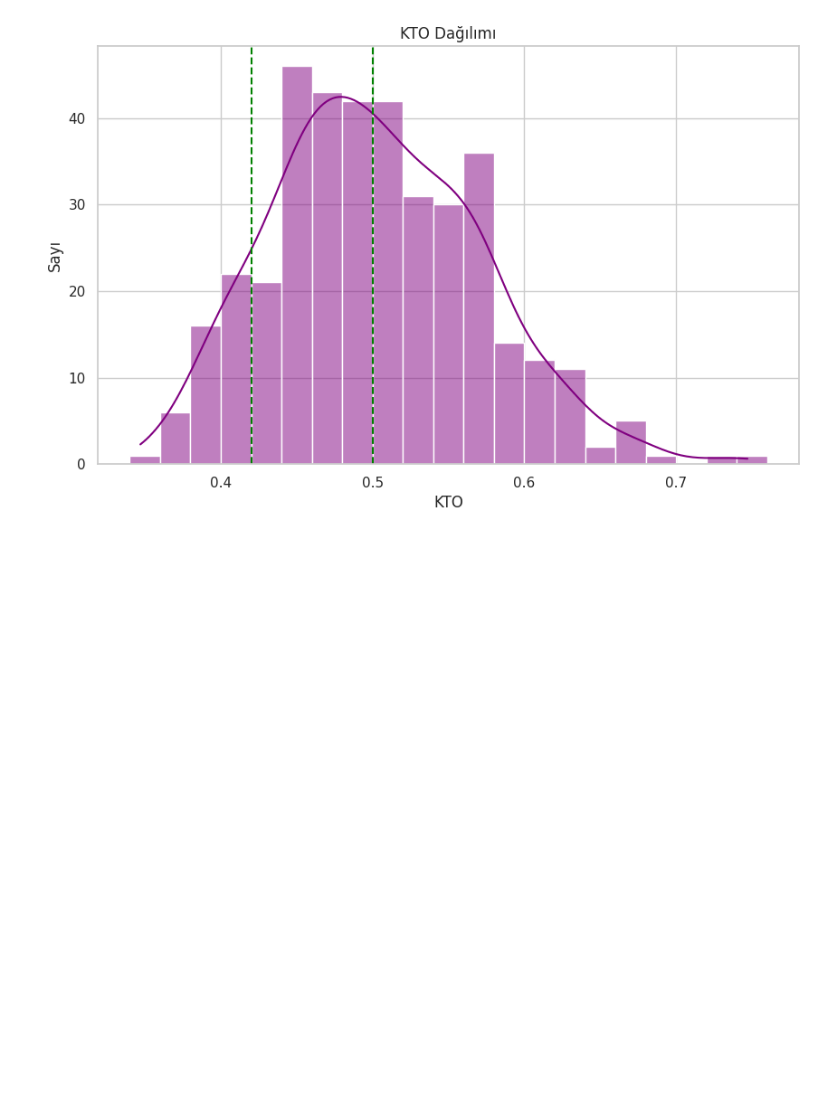
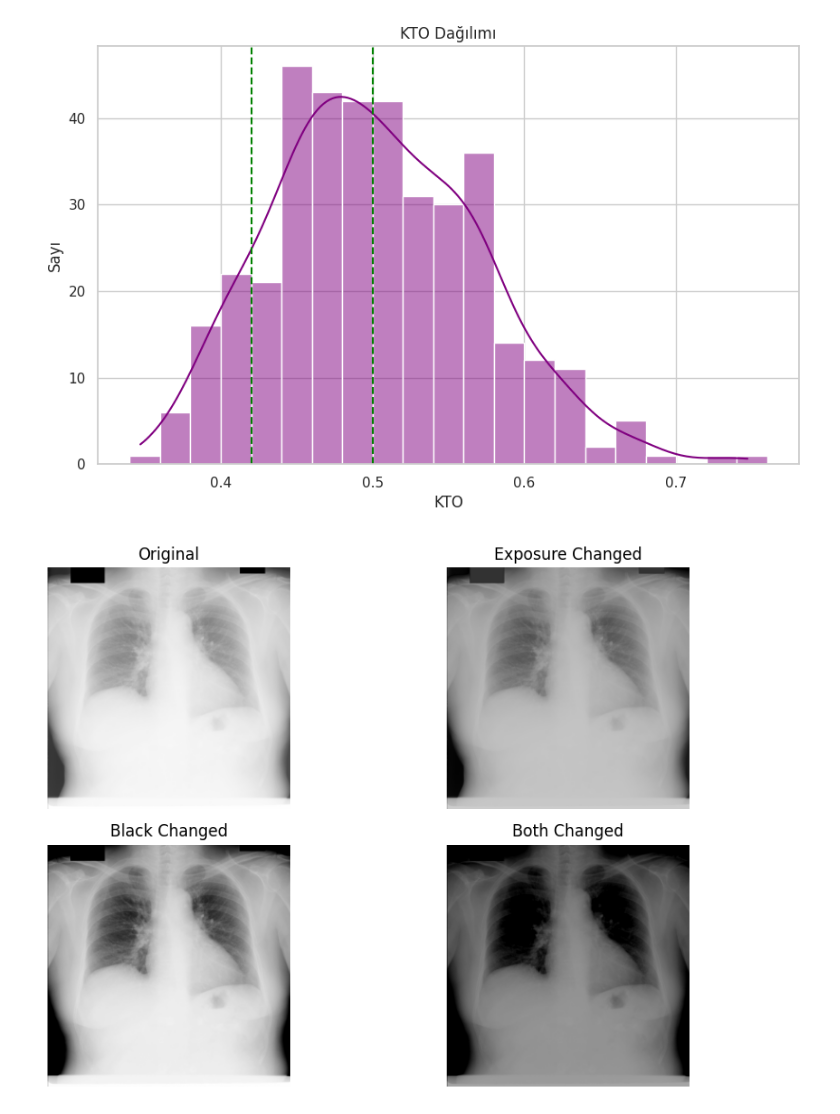
Before and after one commit to meyupy/teknofest25-syz, a Jupyter notebook: cto calculation/stuff.ipynb, the cells around one changed output. Drawn from its saved outputs; the diff is of its cells as text; code cells hidden in the pictures; blank space fills up the shorter version.

```diff
--- a/cto calculation/stuff.ipynb
+++ b/cto calculation/stuff.ipynb
@@ -749,0 +808,5 @@ plt.show()
+# %%
+modify_exposure_and_black("./data/all/images/jsrt-JPCNN092.png", exposure_value=-50, black_value=-200)
+# black
+# %% [output]
+[figure, added]
```
Also changed, not shown: parts of 15 cells of this notebook, 3 other files.
